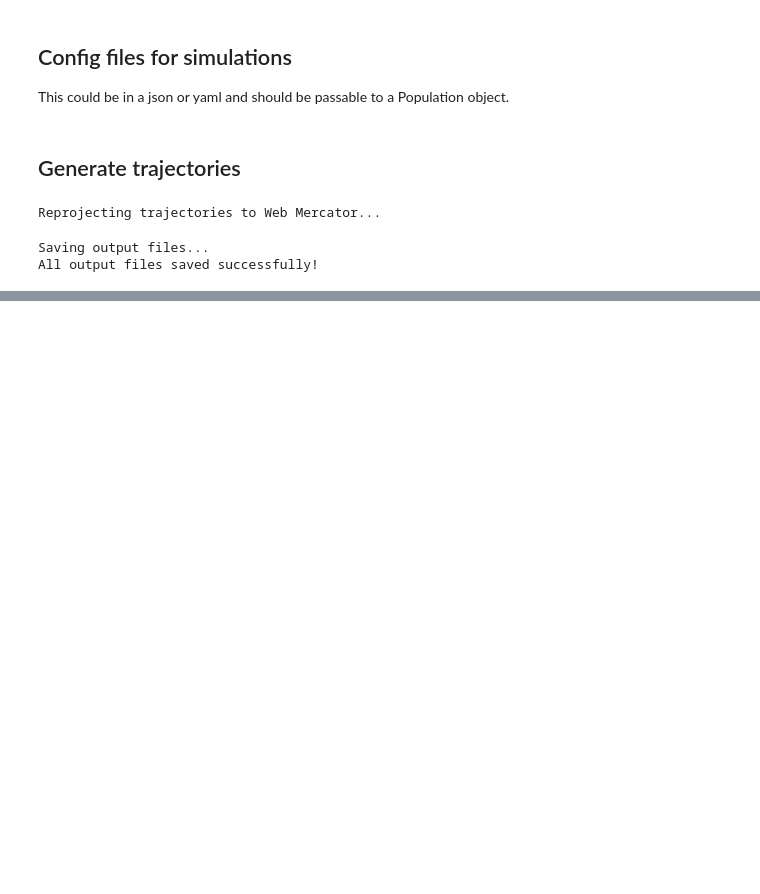
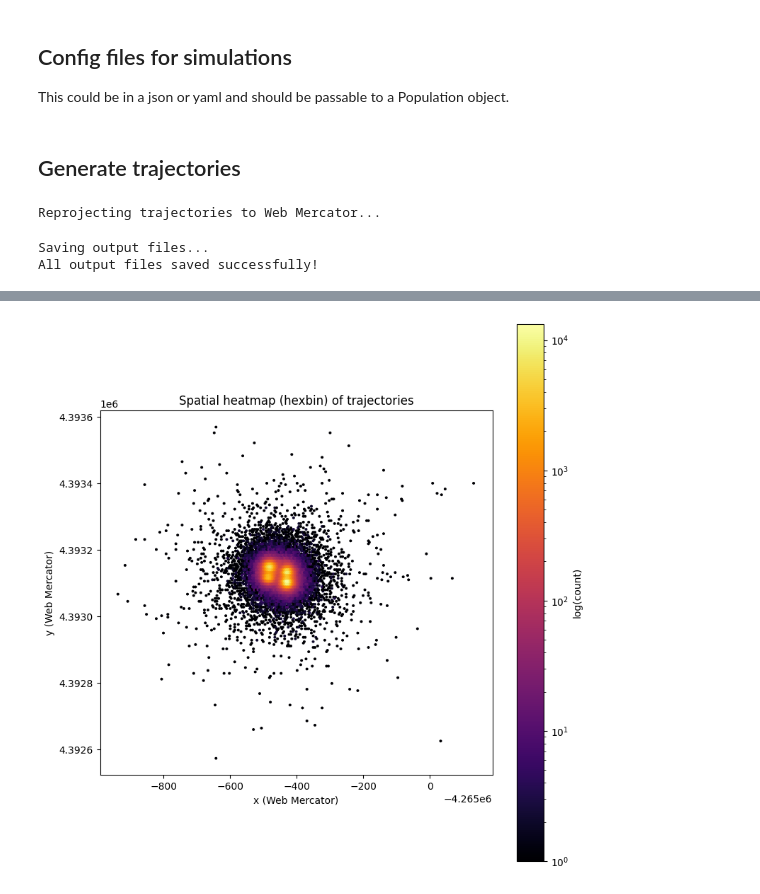
Before and after one commit to Watts-Lab/nomad, a Jupyter notebook: examples/research/robustness-of-algorithms/prescribed_trajectory_exp_1.ipynb, the cells around one changed output, grey strips where cells are left out. Cells and saved outputs as stored; diff of their text form; code cells hidden in the pictures; blank space fills up the shorter version.

```diff
--- a/examples/research/robustness-of-algorithms/prescribed_trajectory_exp_1.ipynb
+++ b/examples/research/robustness-of-algorithms/prescribed_trajectory_exp_1.ipynb
@@ -176,3 +178,5 @@ print("All output files saved successfully!")
 # %% [output]
 Saving output files...
 All output files saved successfully!
+# %%
+heatmap_df = loader.from_file('sparse_traj_2/part-0.parquet', format='parquet')
@@ -178,0 +199,17 @@ All output files saved successfully!
+# %%
+import matplotlib.pyplot as plt
+x = heatmap_df['x'].values
+y = heatmap_df['y'].values
+
+plt.figure(figsize=(8, 8))
+hb = plt.hexbin(x, y, gridsize=200, cmap='inferno', mincnt=1, bins='log')
+plt.xlabel('x (Web Mercator)')
+plt.ylabel('y (Web Mercator)')
+plt.title('Spatial heatmap (hexbin) of trajectories')
+cb = plt.colorbar(hb)
+cb.set_label('log(count)')
+plt.gca().set_aspect('equal', adjustable='box')
+plt.tight_layout()
+plt.show()
+# %% [output]
+[figure, added]
```
Also changed, not shown: parts of 3 cells of this notebook.
